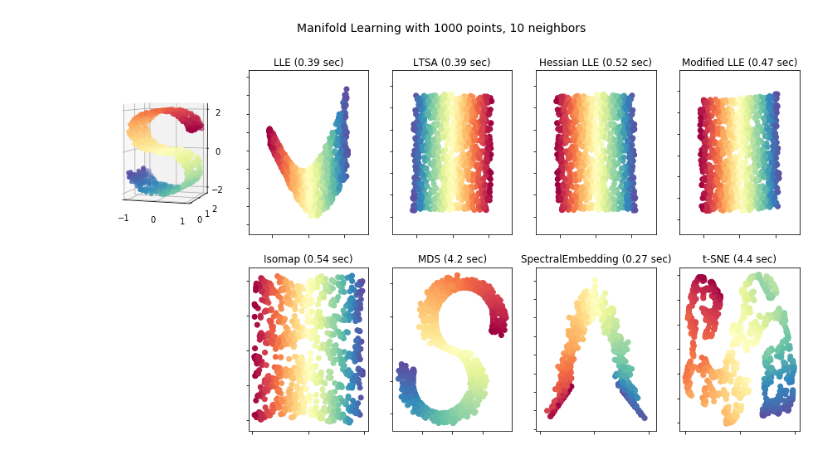
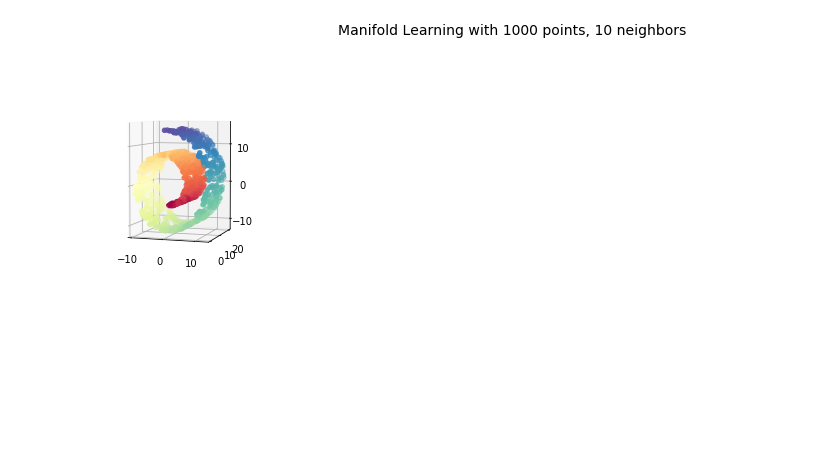
Before and after one commit to fabrichter/scikit-learn, a Jupyter notebook: examples/manifold/plot_compare_methods.ipynb, the cells around one changed output. Saved outputs shown, nothing was run; the diff lists cells and outputs as text; code cells hidden in the pictures; blank space fills up the shorter version.

```diff
--- a/examples/manifold/plot_compare_methods.ipynb
+++ b/examples/manifold/plot_compare_methods.ipynb
@@ -36,7 +36,7 @@ from sklearn import manifold, datasets
 Axes3D
 
 n_points = 1000
-X, color = datasets.samples_generator.make_s_curve(n_points, random_state=0)
+X, color = datasets.samples_generator.make_swiss_roll(n_points, random_state=0)
 n_neighbors = 10
 n_components = 2
 
@@ -49,74 +49,6 @@ ax = fig.add_subplot(251, projection='3d')
 ax.scatter(X[:, 0], X[:, 1], X[:, 2], c=color, cmap=plt.cm.Spectral)
 ax.view_init(4, -72)
 
-methods = ['standard', 'ltsa', 'hessian', 'modified']
-labels = ['LLE', 'LTSA', 'Hessian LLE', 'Modified LLE']
-
-for i, method in enumerate(methods):
-    t0 = time()
-    Y = manifold.LocallyLinearEmbedding(n_neighbors, n_components,
-                                        eigen_solver='auto',
-                                        method=method).fit_transform(X)
-    t1 = time()
-    print("%s: %.2g sec" % (methods[i], t1 - t0))
-
-    ax = fig.add_subplot(252 + i)
-    plt.scatter(Y[:, 0], Y[:, 1], c=color, cmap=plt.cm.Spectral)
-    plt.title("%s (%.2g sec)" % (labels[i], t1 - t0))
-    ax.xaxis.set_major_formatter(NullFormatter())
-    ax.yaxis.set_major_formatter(NullFormatter())
-    plt.axis('tight')
-
-t0 = time()
-Y = manifold.Isomap(n_neighbors, n_components).fit_transform(X)
-t1 = time()
-print("Isomap: %.2g sec" % (t1 - t0))
-ax = fig.add_subplot(257)
-plt.scatter(Y[:, 0], Y[:, 1], c=color, cmap=plt.cm.Spectral)
-plt.title("Isomap (%.2g sec)" % (t1 - t0))
-ax.xaxis.set_major_formatter(NullFormatter())
-ax.yaxis.set_major_formatter(NullFormatter())
-plt.axis('tight')
-
-
-t0 = time()
-mds = manifold.MDS(n_components, max_iter=100, n_init=1)
-Y = mds.fit_transform(X)
-t1 = time()
-print("MDS: %.2g sec" % (t1 - t0))
-ax = fig.add_subplot(258)
-plt.scatter(Y[:, 0], Y[:, 1], c=color, cmap=plt.cm.Spectral)
-plt.title("MDS (%.2g sec)" % (t1 - t0))
-ax.xaxis.set_major_formatter(NullFormatter())
-ax.yaxis.set_major_formatter(NullFormatter())
-plt.axis('tight')
-
-
-t0 = time()
-se = manifold.SpectralEmbedding(n_components=n_components,
-                                n_neighbors=n_neighbors)
-Y = se.fit_transform(X)
-t1 = time()
-print("SpectralEmbedding: %.2g sec" % (t1 - t0))
-ax = fig.add_subplot(259)
-plt.scatter(Y[:, 0], Y[:, 1], c=color, cmap=plt.cm.Spectral)
-plt.title("SpectralEmbedding (%.2g sec)" % (t1 - t0))
-ax.xaxis.set_major_formatter(NullFormatter())
-ax.yaxis.set_major_formatter(NullFormatter())
-plt.axis('tight')
-
-t0 = time()
-tsne = manifold.TSNE(n_components=n_components, init='pca', random_state=0)
-Y = tsne.fit_transform(X)
-t1 = time()
-print("t-SNE: %.2g sec" % (t1 - t0))
-ax = fig.add_subplot(2, 5, 10)
-plt.scatter(Y[:, 0], Y[:, 1], c=color, cmap=plt.cm.Spectral)
-plt.title("t-SNE (%.2g sec)" % (t1 - t0))
-ax.xaxis.set_major_formatter(NullFormatter())
-ax.yaxis.set_major_formatter(NullFormatter())
-plt.axis('tight')
-
 plt.show()
 # %% [output]
 =========================================
@@ -139,4 +72,4 @@ t-SNE: 4.4 sec
-[figure, old version]
+[figure, new version]
 # %%
 plt.figure()
 t0 = time()
```
Also changed, not shown: parts of 2 cells of this notebook.
